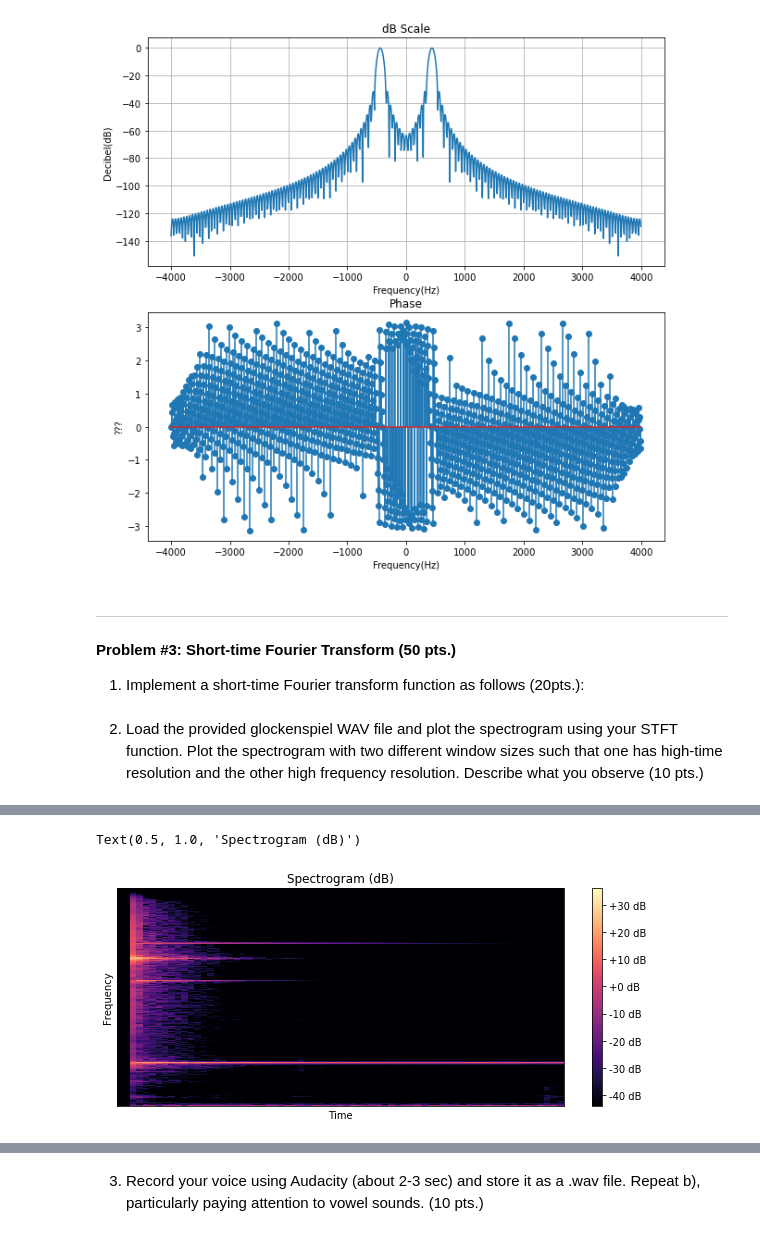
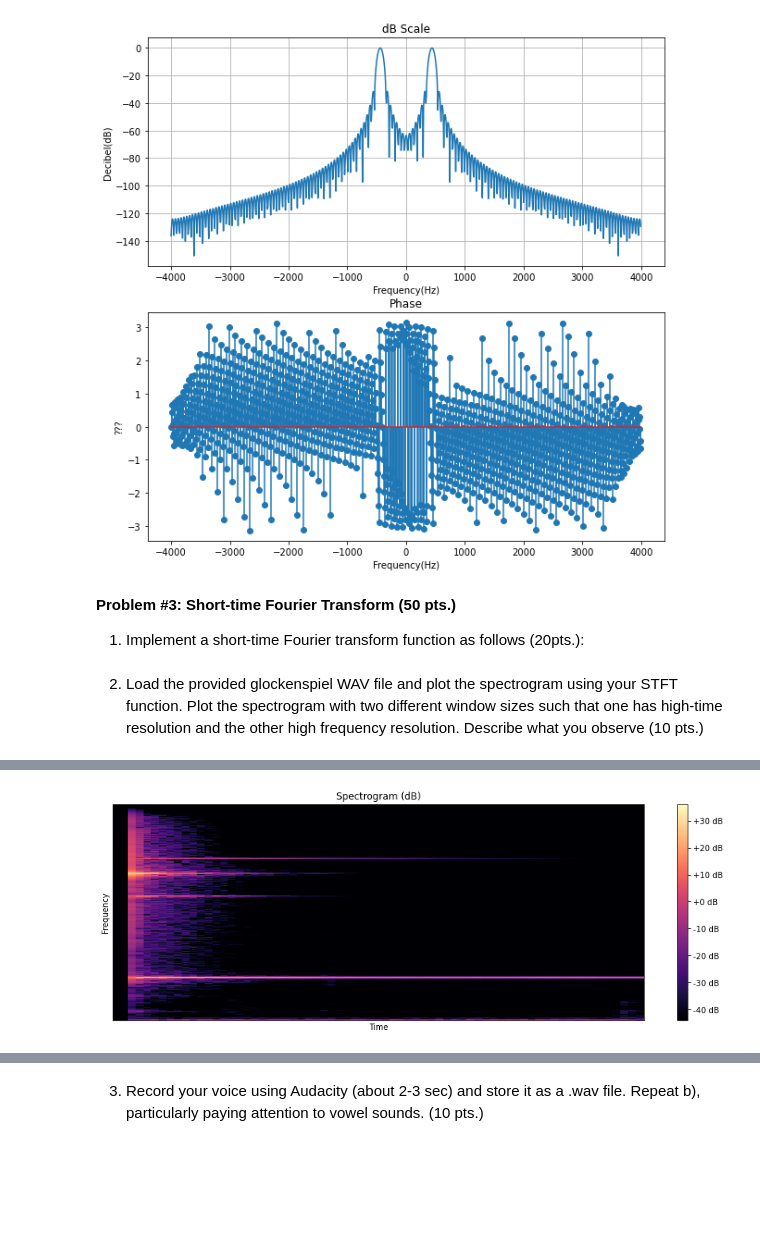
Before and after one commit to YoonjinXD/2022S_gct535, a Jupyter notebook: hw1/hw1.ipynb, the cells around one changed output, grey strips where cells are left out. Saved outputs shown, nothing was run; the diff lists cells and outputs as text; code cells hidden in the pictures; blank space fills up the shorter version.

```diff
--- a/hw1/hw1.ipynb
+++ b/hw1/hw1.ipynb
@@ -109,9 +115,8 @@ show_dbfs_and_phase(x_fft, freq_range)
 # %% [output]
 [figure]
-# %% [markdown]
-***
-**Problem #3: Short-time Fourier Transform (50 pts.)**
-1. Implement a short-time Fourier transform function as follows (20pts.):
+# %% [markdown]
+**Problem #3: Short-time Fourier Transform (50 pts.)**
+1. Implement a short-time Fourier transform function as follows (20pts.):
 # %%
 import torch
 
@@ -137,26 +155,20 @@ def stft(x, window, hop_size, fft_size):
 # %% [markdown]
 2. Load the provided glockenspiel WAV file and plot the spectrogram using your STFT function. Plot the spectrogram with two different window sizes such that one has high-time resolution and the other high frequency resolution. Describe what you observe (10 pts.)
 # %%
+# Set Hyper Parameters & Window
 sr = 16000
-x = librosa.load('./glockenspiel_short.wav', sr)[0]
-ipd.Audio(x, rate=sr)
+x = load_audio('./glockenspiel_short.wav')
 # %% [output]
 [interactive output not drawn]
 # %%
+# High frequency resolution(=Low time resoultion)
+hop_size = 512
+fft_size = 1024
 window_size = 1024
 window = np.hanning(window_size)
-y = stft(x, window, hop_size=512, fft_size=1024)
 
-magnitude = np.abs(y)
-log_spectrogram = librosa.amplitude_to_db(magnitude)
-
-plt.figure(figsize=(10,4))
-librosa.display.specshow(log_spectrogram, sr=16000, hop_length=512)
-plt.xlabel("Time")
-plt.ylabel("Frequency")
-plt.colorbar(format='%+2.0f dB')
-plt.title("Spectrogram (dB)")
+y = stft(x, window, hop_size=hop_size, fft_size=fft_size)
+plot_result(y)
 # %% [output]
-Text(0.5, 1.0, 'Spectrogram (dB)')
-[figure, old version]
+[figure, new version]
 # %%
```
Also changed, not shown: parts of 20 cells of this notebook, 25 other files.
